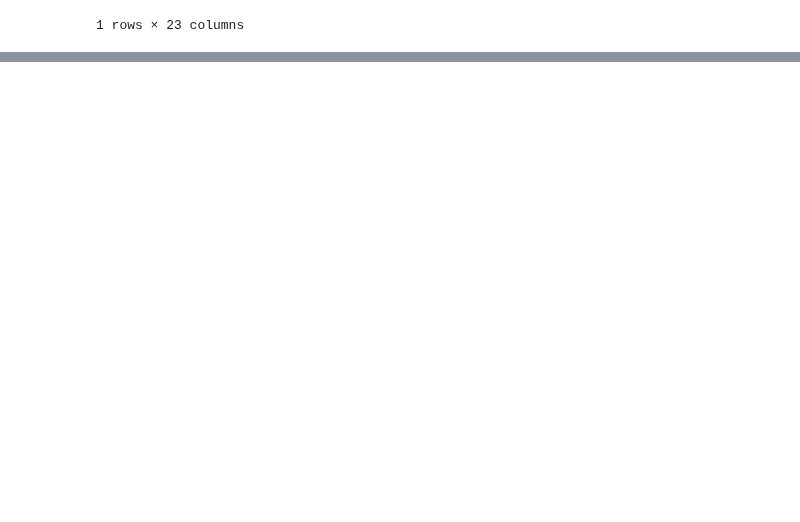
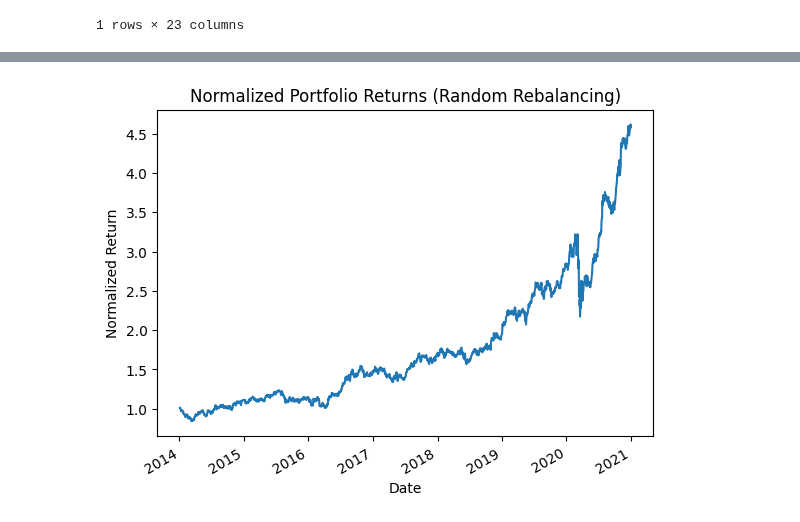
Before and after one commit to fea-dev-usp/quantamental-Dev_Wizards, a Jupyter notebook: indice_v2/rebalanceamentos_aleatorios.ipynb, the cells around one changed output, grey strips where cells are left out. Saved outputs shown, nothing was run; the diff lists cells and outputs as text; code cells hidden in the pictures; blank space fills up the shorter version.

```diff
--- a/indice_v2/rebalanceamentos_aleatorios.ipynb
+++ b/indice_v2/rebalanceamentos_aleatorios.ipynb
@@ -182,0 +173,34 @@ binarray_cumret_dict
+# %%
+def penalized_portfolio(returns, weights_df_random, trans_cost_rate=0.01, tax_rate=0.15):
+    penalized_returns = returns.copy()  # Copiar os retornos para aplicar penalizações
+    accumulated_return = (1 + penalized_returns).cumprod()  # Retorno acumulado até o momento
+
+    for i in range(1, len(weights_df_random)):  # Começa em 1 para poder comparar com a linha anterior
+        current_weights = weights_df_random.iloc[i].drop('rebalancing')  # Pesos atuais
+        previous_weights = weights_df_random.iloc[i - 1].drop('rebalancing')  # Pesos anteriores
+
+        # Identificar as colunas (ações) onde o peso atual é menor que o peso anterior (vendas)
+        reduced_weight_cols = current_weights.index[current_weights < previous_weights]
+
+        for col in reduced_weight_cols:
+            weight_diff = previous_weights[col] - current_weights[col]  # Diferença de pesos (parte vendida)
+
+            # Aplicar custo de transação: proporcional ao valor vendido
+            transaction_cost = trans_cost_rate * weight_diff * returns.iloc[i, returns.columns.get_loc(col)]
+
+            # Aplicar imposto sobre ganhos de capital se houver lucro na venda
+            if returns.iloc[i, returns.columns.get_loc(col)] > 0:  # Apenas se houve lucro
+                capital_gain_tax = tax_rate * weight_diff * returns.iloc[i, returns.columns.get_loc(col)]
+            else:
+                capital_gain_tax = 0
+
+            # Ajustar o retorno penalizado subtraindo os custos e impostos
+            penalized_returns.iloc[i, returns.columns.get_loc(col)] -= (transaction_cost + capital_gain_tax)
+
+    # Calcular os retornos do portfólio ajustado com penalizações
+    portfolio_returns = (penalized_returns * weights_df_random.drop('rebalancing', axis=1))
+
+    # Normalizar os retornos para obter o retorno acumulado
+    normalized_portfolio_returns = (1 + portfolio_returns.sum(axis=1)).cumprod()
+
+    return normalized_portfolio_returns
@@ -182,0 +215,5 @@ binarray_cumret_dict
+# %%
+# teste para um porfólio
+binary_array = random_array()
+weights_df_random = df_weights(returns, binary_array)
+normalized_portfolio_returns_random = penalized_portfolio(returns, weights_df_random)
@@ -182,0 +229,8 @@ binarray_cumret_dict
+# %%
+# Plot do um portfólio
+normalized_portfolio_returns_random.plot(title='Normalized Portfolio Returns (Random Rebalancing)')
+plt.xlabel('Date')
+plt.ylabel('Normalized Return')
+plt.show()
+# %% [output]
+[figure, added]
```
Also changed, not shown: parts of 17 cells of this notebook.
